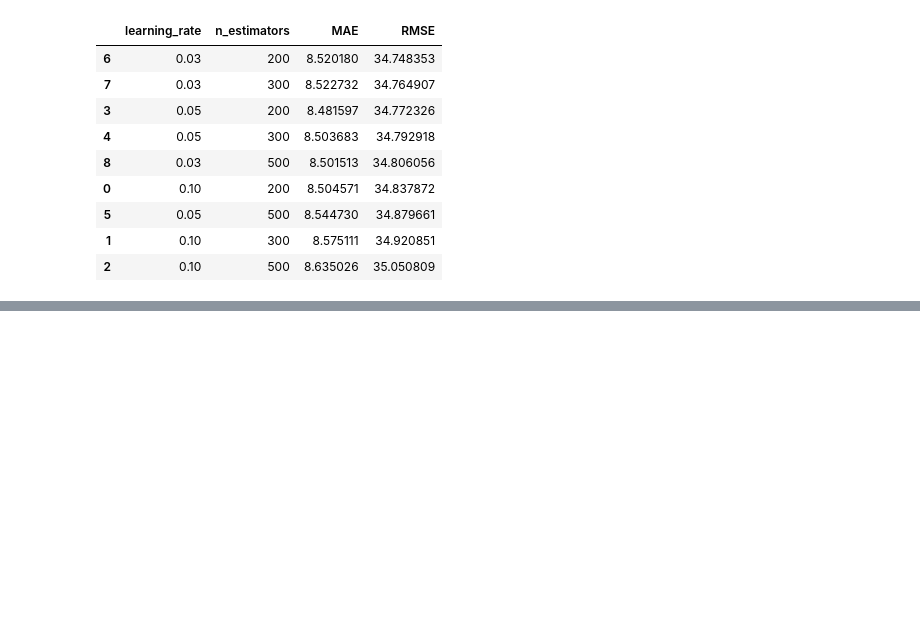
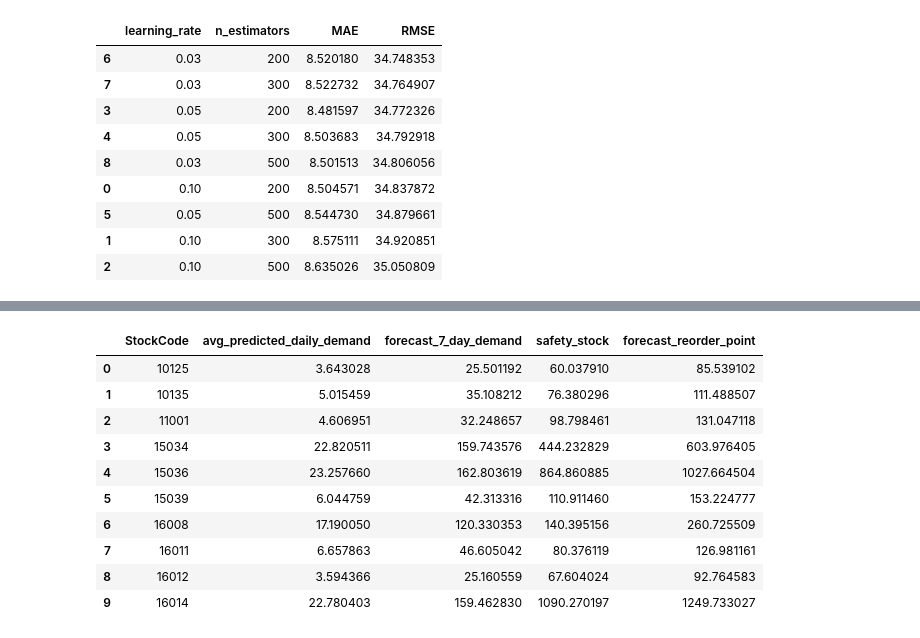
Before and after one commit to rajdeep-senapati/stocksense, a Jupyter notebook: notebooks/02_demand_forecasting.ipynb, the cells around one changed output, grey strips where cells are left out. Cells and saved outputs as stored; diff of their text form; code cells hidden in the pictures; blank space fills up the shorter version.

```diff
--- a/notebooks/02_demand_forecasting.ipynb
+++ b/notebooks/02_demand_forecasting.ipynb
@@ -618,0 +981,6 @@ results_df.sort_values("RMSE")
+# %%
+test_forecast = test[["StockCode", "Date", "target"]].copy()
+
+test_forecast["predicted_demand"] = test_pred
+
+test_forecast.head()
@@ -618,0 +994,12 @@ results_df.sort_values("RMSE")
+# %%
+sku_forecast_summary = (
+    test_forecast.groupby("StockCode")
+    .agg(
+        total_actual_demand=("target", "sum"),
+        total_predicted_demand=("predicted_demand", "sum"),
+        avg_predicted_daily_demand=("predicted_demand", "mean"),
+    )
+    .reset_index()
+)
+
+sku_forecast_summary.head()
@@ -618,0 +1013,6 @@ results_df.sort_values("RMSE")
+# %%
+sku_inventory = sku_inventory_stats.merge(
+    sku_forecast_summary, on="StockCode", how="inner"
+)
+
+sku_inventory.head()
@@ -618,0 +1026,28 @@ results_df.sort_values("RMSE")
+# %%
+sku_inventory["forecast_7_day_demand"] = sku_inventory["avg_predicted_daily_demand"] * 7
+# %%
+sku_inventory["forecast_reorder_point"] = (
+    sku_inventory["forecast_7_day_demand"] + sku_inventory["safety_stock"]
+)
+
+sku_inventory[
+    [
+        "StockCode",
+        "avg_predicted_daily_demand",
+        "forecast_7_day_demand",
+        "safety_stock",
+        "forecast_reorder_point",
+    ]
+].head(10)
+# %% [output]
+|  | StockCode | avg_predicted_daily_demand | forecast_7_day_demand | safety_stock | forecast_reorder_point |
+| 0 | 10125 | 3.643028 | 25.501192 | 60.037910 | 85.539102 |
+| 1 | 10135 | 5.015459 | 35.108212 | 76.380296 | 111.488507 |
+| 2 | 11001 | 4.606951 | 32.248657 | 98.798461 | 131.047118 |
+| 3 | 15034 | 22.820511 | 159.743576 | 444.232829 | 603.976405 |
+| 4 | 15036 | 23.257660 | 162.803619 | 864.860885 | 1027.664504 |
+| 5 | 15039 | 6.044759 | 42.313316 | 110.911460 | 153.224777 |
+| 6 | 16008 | 17.190050 | 120.330353 | 140.395156 | 260.725509 |
+| 7 | 16011 | 6.657863 | 46.605042 | 80.376119 | 126.981161 |
+| 8 | 16012 | 3.594366 | 25.160559 | 67.604024 | 92.764583 |
+| 9 | 16014 | 22.780403 | 159.462830 | 1090.270197 | 1249.733027 |
```
Also changed, not shown: parts of 42 cells of this notebook, 3 other files.
